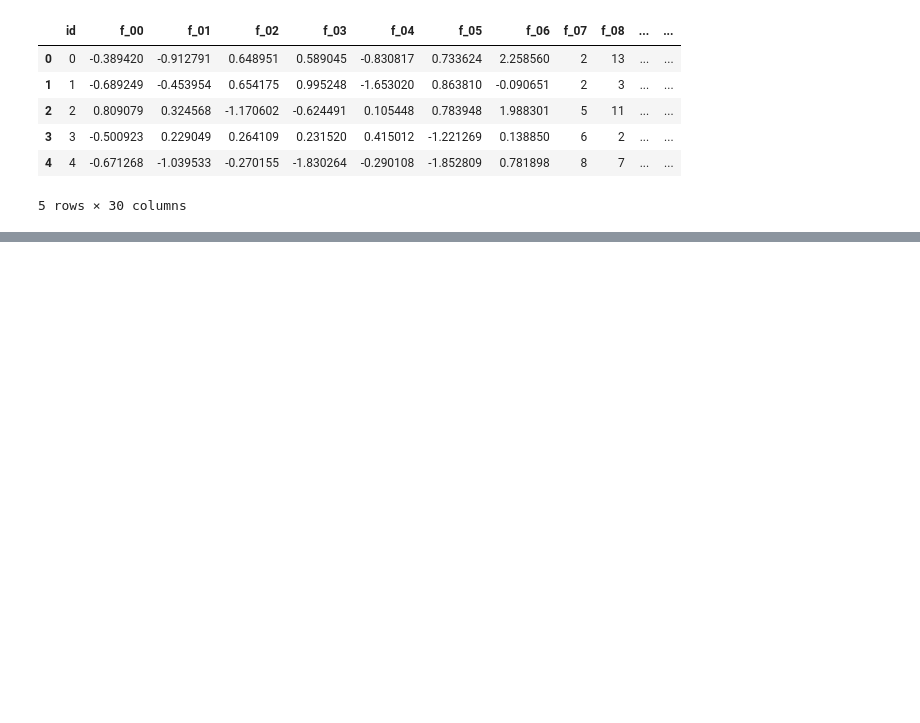
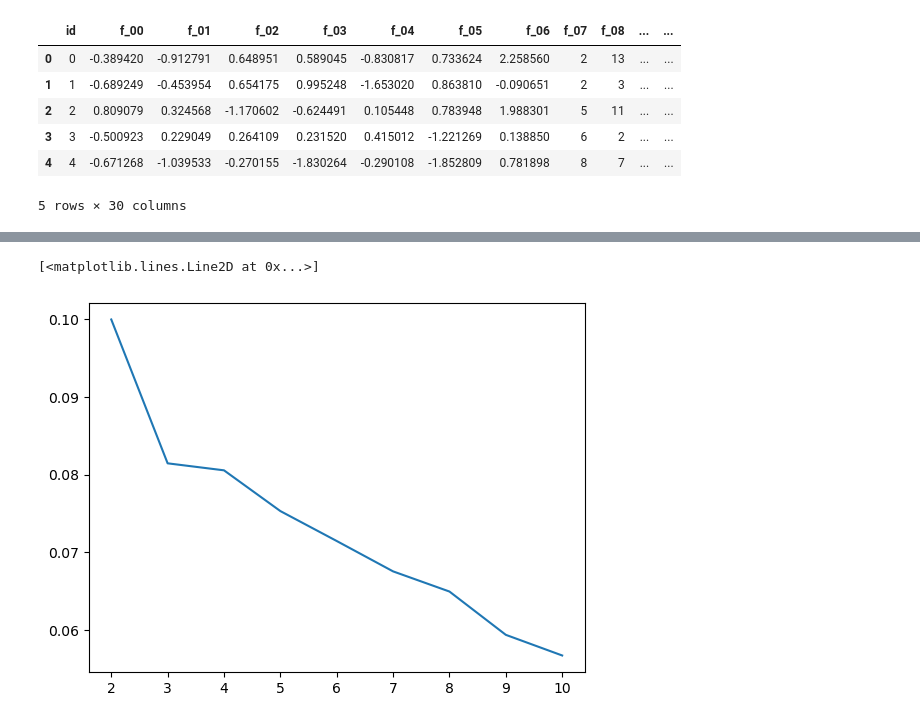
Before and after one commit to siemieniuk/dm-assignment-3, a Jupyter notebook: clustering.ipynb, the cells around one changed output, grey strips where cells are left out. Cells and saved outputs as stored; diff of their text form; code cells hidden in the pictures; blank space fills up the shorter version.

Commit message:
Added kmeans with sampling

```diff
--- a/clustering.ipynb
+++ b/clustering.ipynb
@@ -68 +68,33 @@ df_scaled
 98000 rows × 29 columns
+# %%
+import cProfile, pstats
+
+from sklearn.cluster import KMeans
+from sklearn.metrics import silhouette_score, davies_bouldin_score
+from sklearn.utils.random import sample_without_replacement
+
+RANDOM_STATE = 420
+SAMPLE_SIZE = 10000
+
+silhouette_scores = []
+bouldin_scores = []
+ns_clusters = list(range(2, 11))
+
+profile = cProfile.Profile()
+profile.enable()
+
+for n_clusters in ns_clusters:
+    print(f"Computing for n_clusters: {n_clusters}")
+    indices = sample_without_replacement(len(df_scaled), SAMPLE_SIZE, random_state=RANDOM_STATE)
+    sampled_df_scaled = df_scaled.iloc[indices]
+
+    kmeans = KMeans(n_clusters=n_clusters, random_state=RANDOM_STATE, n_init="auto", verbose=False)
+    kmeans.fit(sampled_df_scaled)
+
+    labels = kmeans.predict(sampled_df_scaled)
+    silhouette_scores.append(silhouette_score(sampled_df_scaled, labels))
+    bouldin_scores.append(davies_bouldin_score(sampled_df_scaled, labels))
+
+profile.disable()
+stats = pstats.Stats(profile).sort_stats("cumtime")
+stats.print_stats()
@@ -68,0 +120,7 @@ df_scaled
+# %%
+import matplotlib.pyplot as plt
+
+plt.plot(ns_clusters, silhouette_scores)
+# %% [output]
+[<matplotlib.lines.Line2D at 0x...>]
+[figure, added]
```
Also changed, not shown: parts of 2 cells of this notebook.
